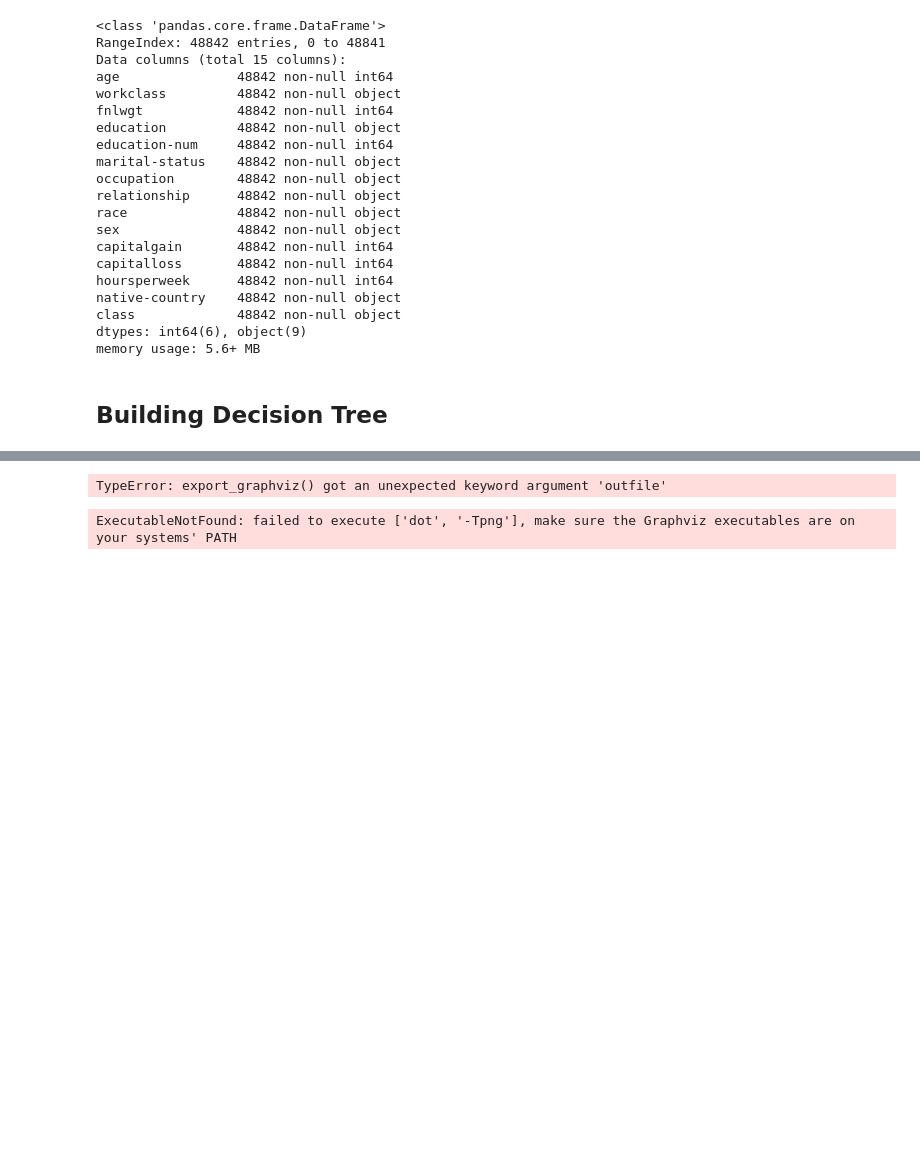
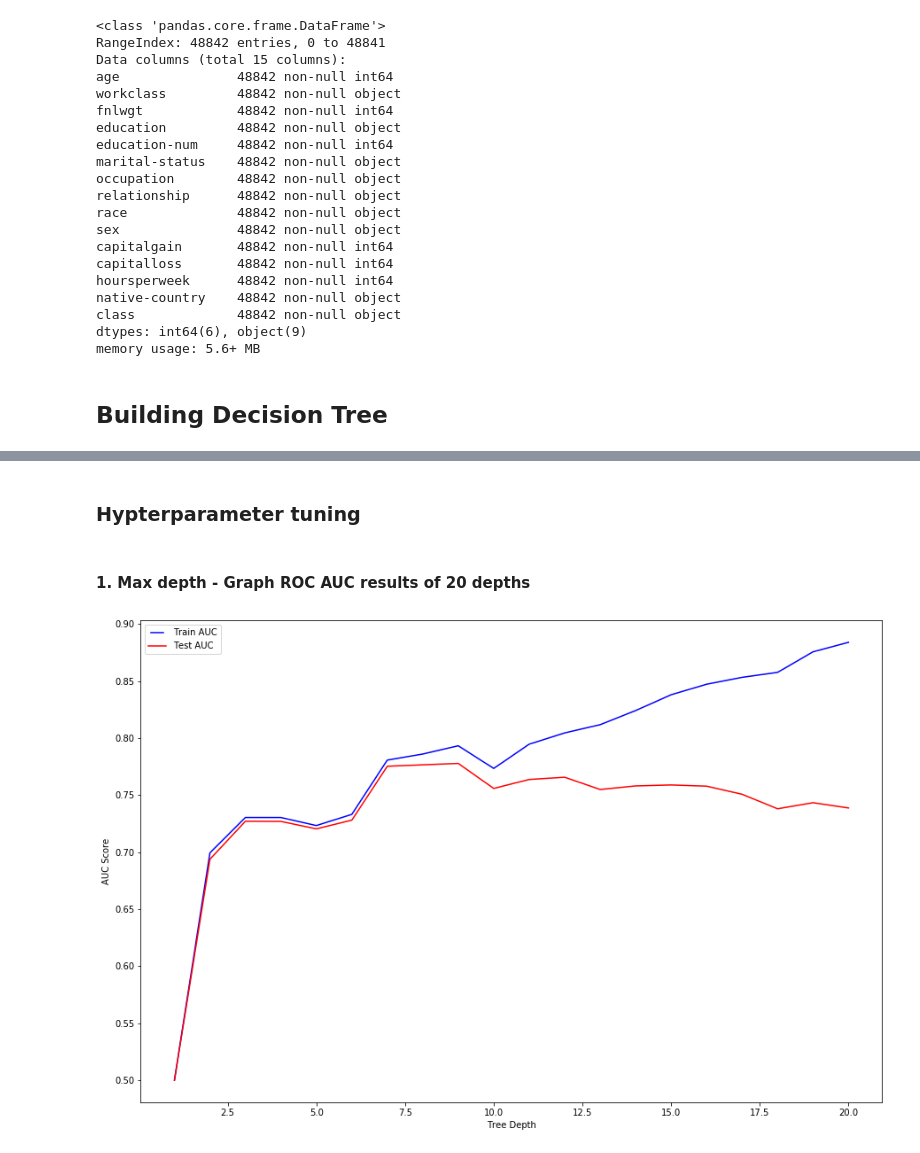
Before and after one commit to chungtseng96/Census-Income-with-Tree-Based-Models, a Jupyter notebook: model/Model Development.ipynb, the cells around one changed output, grey strips where cells are left out. Cells and saved outputs as stored; diff of their text form; code cells hidden in the pictures; blank space fills up the shorter version.

Commit message:
Model Development

```diff
--- a/model/Model Development.ipynb
+++ b/model/Model Development.ipynb
@@ -61,13 +61,13 @@ adult_data = pd.concat([adult_noncat, adult_cat], axis = 1, join = 'inner')
 # %%
 #Train Test Split
 from sklearn.model_selection import train_test_split
-X_train, y_train, X_test, y_test = train_test_split(adult_data, adult_label, test_size = 0.3, random_state = 21)
+X_train, X_test, y_train, y_test = train_test_split(adult_data, adult_label, test_size = 0.3, random_state = 21)
 # %%
 #Standard Scaler
-from sklearn.preprocessing import StandardScaler
-scaler = StandardScaler()
-X_train = scaler.fit_transform(X_train)
-y_train = scaler.fit_transform(y_train)
+#from sklearn.preprocessing import StandardScaler
+#scaler = StandardScaler()
+#X_train = scaler.fit_transform(X_train)
+#y_train = scaler.fit_transform(y_train)
 # %%
 #Model Evaluation Function
 from sklearn.metrics import confusion_matrix
@@ -91,6 +91,9 @@ def model_eval(true, pred):
 # %%
 #Training Decision Tree Classifier
 from sklearn.tree import DecisionTreeClassifier
-tree_clf = DecisionTreeClassifier(max_depth = 2)
-tree_clf.fit(X_train, X_test)
+tree_clf_1 = DecisionTreeClassifier(max_depth = 2)
+tree_clf_1.fit(X_train, y_train)
+tree_clf_1_pred = tree_clf_1.predict(X_test)
+tree1_res = model_eval(y_test, tree_clf_1_pred)
+tree1_res
 # %% [output]
@@ -103,17 +107,3 @@ DecisionTreeClassifier(class_weight=None, criterion='gini', max_depth=2,
-# %%
-#Plotting Decision Tree Results
-from sklearn.tree import export_graphviz
-f = open('C:\\Users\\Chung-Tseng Wang\\Desktop\\adult_tree.dot', 'w')
-export_graphviz(
-    tree_clf,
-    outfile = None,
-    feature_names = adult_data.columns,
-    class_names = ['<=50K', '>50K'],
-    rounded = True,
-    filled = True
-)
-# %% [output]
-TypeError: export_graphviz() got an unexpected keyword argument 'outfile'
 # %%
 from sklearn.tree import export_graphviz
 from IPython.display import SVG
@@ -121,11 +111,11 @@ import graphviz
 from sklearn import tree
 from graphviz import Source
 
-graph = Source( tree.export_graphviz(tree_clf, out_file = None, feature_names = adult_data.columns))
+graph = Source( tree.export_graphviz(tree_clf, out_file = None,
+                                     feature_names = adult_data.columns,
+                                     class_names = adult['class'].unique()))
 
 #Save Tree as PNG
 png_bytes = graph.pipe(format='png')
-with open('dtree_pipe.png','wb') as f:
+with open('initial_tree.png','wb') as f:
     f.write(png_bytes)
-# %% [output]
-ExecutableNotFound: failed to execute ['dot', '-Tpng'], make sure the Graphviz executables are on your systems' PATH
@@ -134,0 +122,41 @@ dot = Digraph(comment = 'The Round Table')
+# %% [markdown]
+### Hypterparameter tuning
+# %% [markdown]
+#### 1. Max depth - Graph ROC AUC results of 20 depths
+# %%
+from sklearn.metrics import roc_curve, auc
+from matplotlib.legend_handler import HandlerLine2D
+
+#Tree Depth vector
+max_depth = np.linspace(1,20,20)
+
+#initiate result list
+train_res = []
+test_res = []
+
+#Loop through max_depth and calculate AUC of ROC curve and then graph it
+for n in max_depth:
+    dt = DecisionTreeClassifier(max_depth = n)
+    dt.fit(X_train, y_train)
+
+    train_pred = dt.predict(X_train)
+
+    fpr, tpr, t = roc_curve(y_train, train_pred)
+    roc_auc = auc(fpr, tpr)
+    train_res.append(roc_auc)
+
+    y_pred = dt.predict(X_test)
+
+    fpr, tpr, t = roc_curve(y_test, y_pred)
+    roc_auc = auc(fpr, tpr)
+    test_res.append(roc_auc)
+
+f, ax = plt.subplots(figsize=(15, 10))
+train_line, = plt.plot(max_depth, train_res, 'b', label = 'Train AUC')
+test_line, = plt.plot(max_depth, test_res, 'r', label = 'Test AUC')
+plt.legend(handler_map={train_line: HandlerLine2D(numpoints=2)})
+plt.ylabel('AUC Score')
+plt.xlabel('Tree Depth')
+plt.show()
+# %% [output]
+[figure, added]
```
Also changed, not shown: parts of 28 cells of this notebook, 4 other files.
